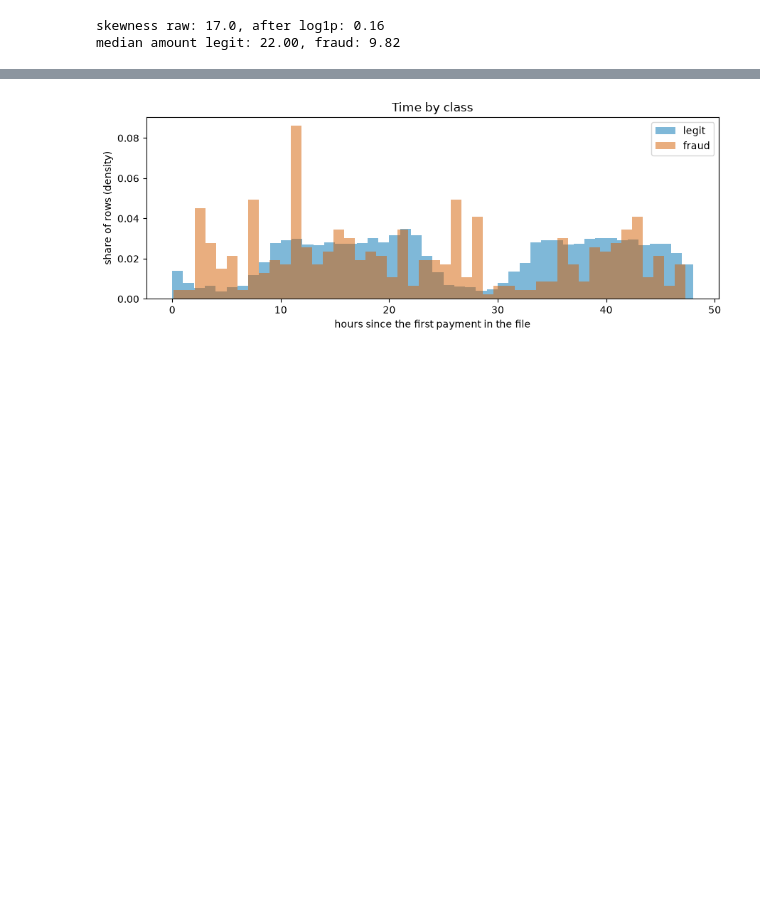
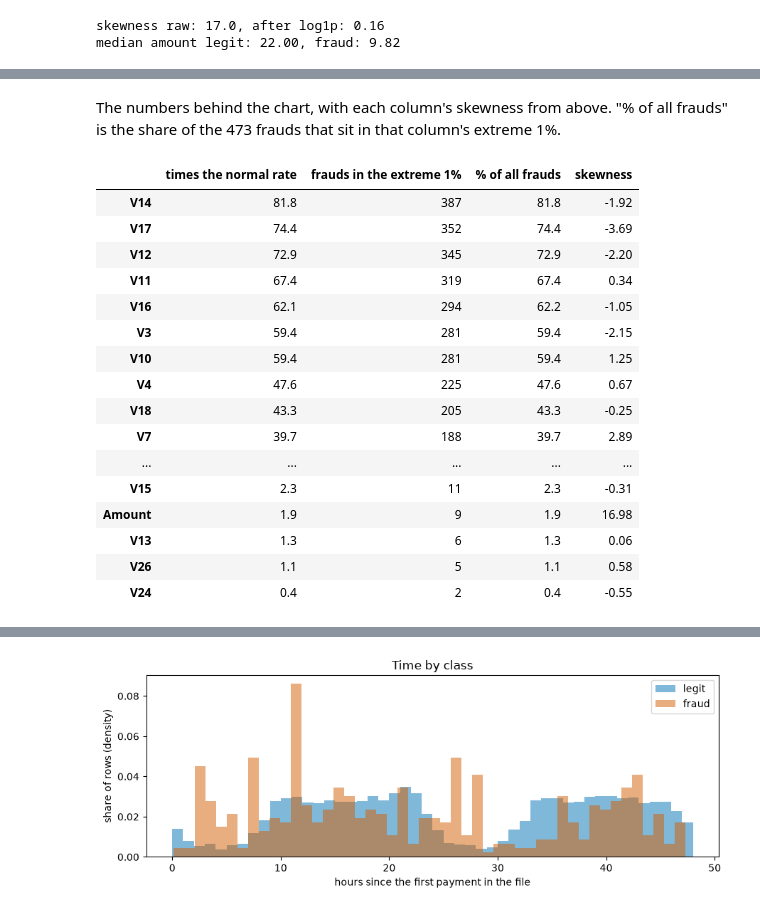
Before and after one commit to RavenKing45/ML_Project2026, a Jupyter notebook: notebooks/01_eda.ipynb, the cells around one changed output, grey strips where cells are left out. Cells and saved outputs as stored; diff of their text form; code cells hidden in the pictures; blank space fills up the shorter version.

```diff
--- a/notebooks/01_eda.ipynb
+++ b/notebooks/01_eda.ipynb
@@ -103,0 +169,28 @@ median amount legit: 22.00, fraud: 9.82
+# %% [markdown]
+The numbers behind the chart, with each column's skewness from above. "% of all frauds" is the
+share of the 473 frauds that sit in that column's extreme 1%.
+# %%
+outlier_table = pd.DataFrame({"times the normal rate": lift.round(1)})
+outlier_table["frauds in the extreme 1%"] = pd.Series(extreme_frauds)  # lined up by column name
+outlier_table["% of all frauds"] = (100 * outlier_table["frauds in the extreme 1%"]
+                                    / df["Class"].sum()).round(1)
+outlier_table["skewness"] = skewness.round(2)
+outlier_table
+# %% [output]
+|  | times the normal rate | frauds in the extreme 1% | % of all frauds | skewness |
+| V14 | 81.8 | 387 | 81.8 | -1.92 |
+| V17 | 74.4 | 352 | 74.4 | -3.69 |
+| V12 | 72.9 | 345 | 72.9 | -2.20 |
+| V11 | 67.4 | 319 | 67.4 | 0.34 |
+| V16 | 62.1 | 294 | 62.2 | -1.05 |
+| V3 | 59.4 | 281 | 59.4 | -2.15 |
+| V10 | 59.4 | 281 | 59.4 | 1.25 |
+| V4 | 47.6 | 225 | 47.6 | 0.67 |
+| V18 | 43.3 | 205 | 43.3 | -0.25 |
+| V7 | 39.7 | 188 | 39.7 | 2.89 |
+| ... | ... | ... | ... | ... |
+| V15 | 2.3 | 11 | 2.3 | -0.31 |
+| Amount | 1.9 | 9 | 1.9 | 16.98 |
+| V13 | 1.3 | 6 | 1.3 | 0.06 |
+| V26 | 1.1 | 5 | 1.1 | 0.58 |
+| V24 | 0.4 | 2 | 0.4 | -0.55 |
```
Also changed, not shown: parts of 11 cells of this notebook, 1 other file.
